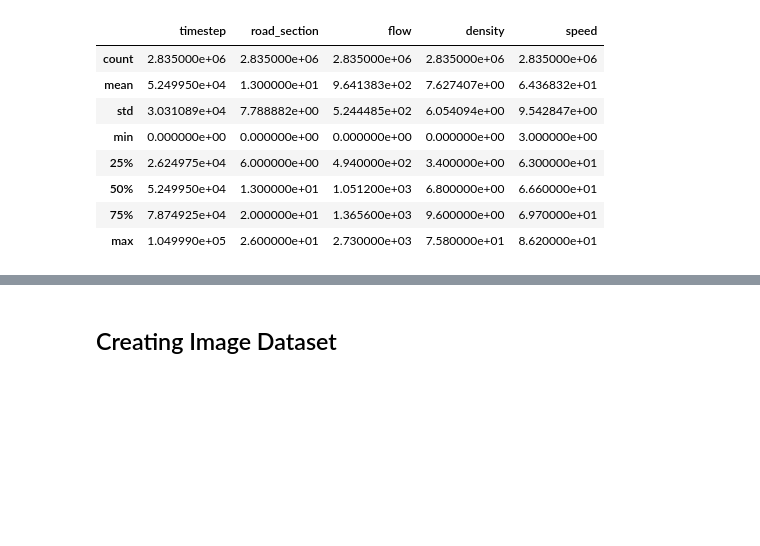
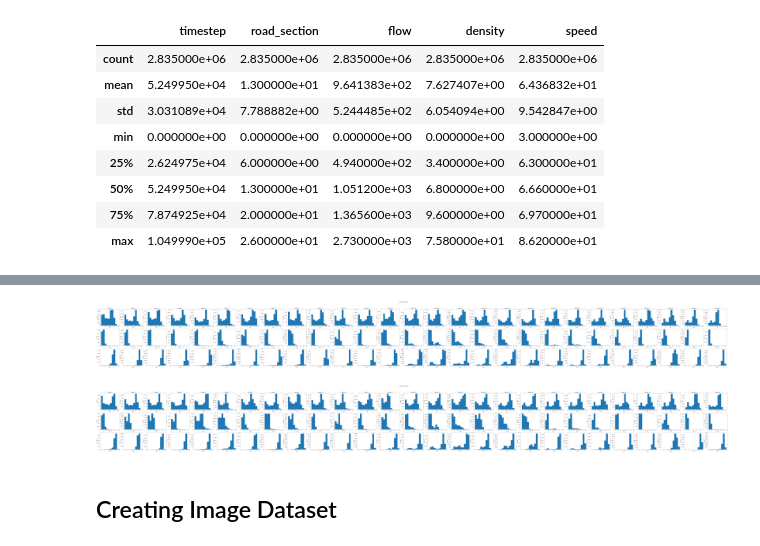
Before and after one commit to josegg05/CUTMaC-CloudApps, a Jupyter notebook: california_data_analisys.ipynb, the cells around one changed output, grey strips where cells are left out. Saved outputs shown, nothing was run; the diff lists cells and outputs as text; code cells hidden in the pictures; blank space fills up the shorter version.

```diff
--- a/california_data_analisys.ipynb
+++ b/california_data_analisys.ipynb
@@ -33,3 +94,41 @@ cali_dataset_2015.describe()
+# %%
+n_detect = 27
+size = 5
+n_sens = 3
+fig, axs = plt.subplots(n_sens, n_detect, figsize=((1+ size)*n_detect, size*n_sens))
+fig.suptitle('Histogramas de 2015')
+for idx, sensor in enumerate(sensors):
+    for section in range(n_detect):
+        if idx == 0:
+            axs[idx, section].set_title(f'Detector {section}')
+        axs[idx, section].hist(cali_dataset_2015[cali_dataset_2015['road_section']==section][sensor].values, label=f"s{section}")
+        axs[idx, section].set(xlabel=sensor, ylabel='samples')
+
+# Hide x labels and tick labels for top plots and y ticks for right plots.
+# for ax in axs.flat:
+#     ax.label_outer()
+
+plt.show()
+fig.savefig('histograms_2015.jpeg')
+
+fig, axs = plt.subplots(n_sens, n_detect, figsize=((1+ size)*n_detect, size*n_sens))
+fig.suptitle('Histogramas de 2016')
+for idx, sensor in enumerate(sensors):
+    for section in range(n_detect):
+        if idx == 0:
+            axs[idx, section].set_title(f'Detector {section}')
+        axs[idx, section].hist(cali_dataset_2016[cali_dataset_2016['road_section']==section][sensor].values, label=f"s{section}")
+        axs[idx, section].set(xlabel=sensor, ylabel='samples')
+
+# Hide x labels and tick labels for top plots and y ticks for right plots.
+# for ax in axs.flat:
+#     ax.label_outer()
+
+plt.show()
+fig.savefig('histograms_2016.jpeg')
+# %% [output]
+[figure, added]
+[figure, added]
 # %% [markdown]
 ## Creating Image Dataset
 # %%
```
Also changed, not shown: parts of 8 cells of this notebook, 2 other files.
